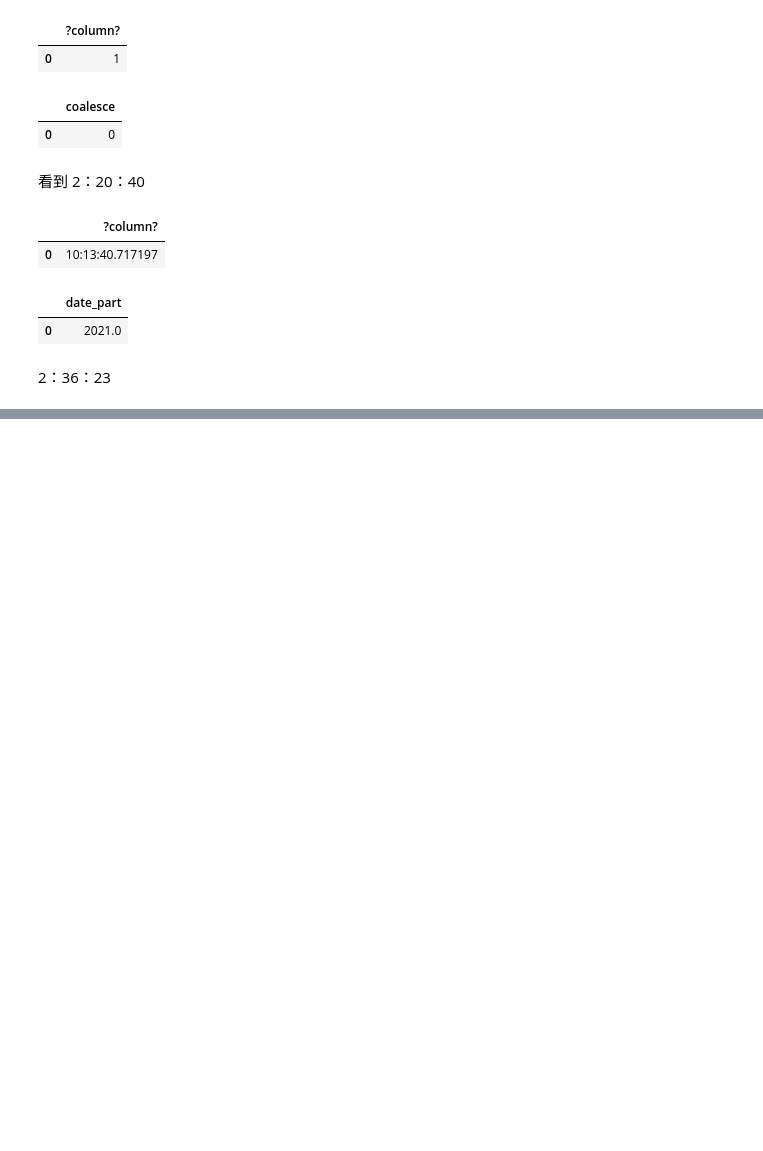
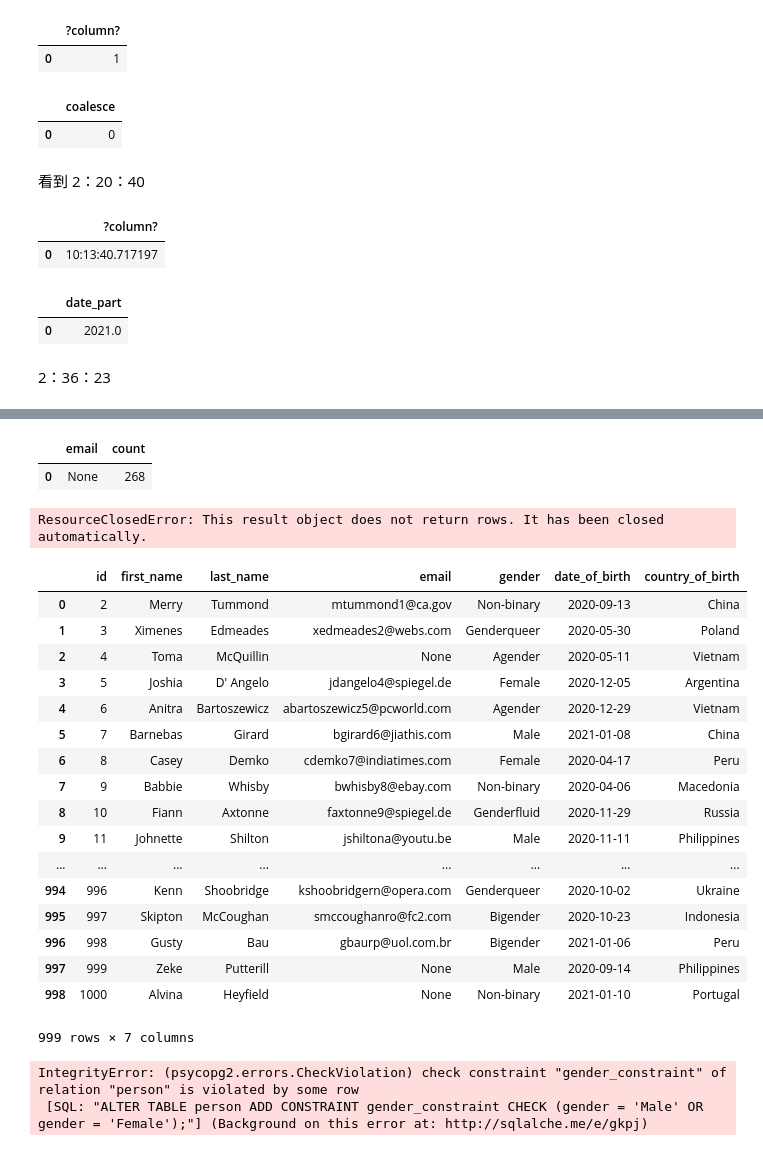
Before and after one commit to qingxuantang/data_science_study, a Jupyter notebook: refdoc.ipynb, the cells around one changed output, grey strips where cells are left out. Drawn from its saved outputs; the diff is of its cells as text; code cells hidden in the pictures; blank space fills up the shorter version.

```diff
--- a/refdoc.ipynb
+++ b/refdoc.ipynb
@@ -3795,0 +3847,43 @@ sql
+# %%
+import pandas as pd
+engine = 'postgres:///test'
+sql = pd.read_sql("SELECT email, count(*) FROM person GROUP BY email HAVING count(*) > 1;", engine)
+sql
+# %% [output]
+|  | email | count |
+| 0 | None | 268 |
+# %%
+pd.read_sql("ALTER TABLE person ADD CONSTRAINT unique_email_address UNIQUE(email);",engine)
+# %% [output]
+ResourceClosedError: This result object does not return rows. It has been closed automatically.
+# %%
+sql = pd.read_sql("SELECT * FROM person;", engine)
+sql
+# %% [output]
+|  | id | first_name | last_name | email | gender | date_of_birth | country_of_birth |
+| 0 | 2 | Merry | Tummond | mtummond1@ca.gov | Non-binary | 2020-09-13 | China |
+| 1 | 3 | Ximenes | Edmeades | xedmeades2@webs.com | Genderqueer | 2020-05-30 | Poland |
+| 2 | 4 | Toma | McQuillin | None | Agender | 2020-05-11 | Vietnam |
+| 3 | 5 | Joshia | D' Angelo | jdangelo4@spiegel.de | Female | 2020-12-05 | Argentina |
+| 4 | 6 | Anitra | Bartoszewicz | abartoszewicz5@pcworld.com | Agender | 2020-12-29 | Vietnam |
+| 5 | 7 | Barnebas | Girard | bgirard6@jiathis.com | Male | 2021-01-08 | China |
+| 6 | 8 | Casey | Demko | cdemko7@indiatimes.com | Female | 2020-04-17 | Peru |
+| 7 | 9 | Babbie | Whisby | bwhisby8@ebay.com | Non-binary | 2020-04-06 | Macedonia |
+| 8 | 10 | Fiann | Axtonne | faxtonne9@spiegel.de | Genderfluid | 2020-11-29 | Russia |
+| 9 | 11 | Johnette | Shilton | jshiltona@youtu.be | Male | 2020-11-11 | Philippines |
+| ... | ... | ... | ... | ... | ... | ... | ... |
+| 994 | 996 | Kenn | Shoobridge | kshoobridgern@opera.com | Genderqueer | 2020-10-02 | Ukraine |
+| 995 | 997 | Skipton | McCoughan | smccoughanro@fc2.com | Bigender | 2020-10-23 | Indonesia |
+| 996 | 998 | Gusty | Bau | gbaurp@uol.com.br | Bigender | 2021-01-06 | Peru |
+| 997 | 999 | Zeke | Putterill | None | Male | 2020-09-14 | Philippines |
+| 998 | 1000 | Alvina | Heyfield | None | Non-binary | 2021-01-10 | Portugal |
+999 rows × 7 columns
+# %%
+import pandas as pd
+engine = 'postgres:///test'
+#下一行将会报错，因为gender不止 CHECK选择出来的两种类型
+# CheckViolation: check constraint "gender_constraint" of relation "person" is violated by some row
+pd.read_sql("ALTER TABLE person ADD CONSTRAINT gender_constraint CHECK (gender = 'Male' OR gender = 'Female');",engine)
+# %% [output]
+IntegrityError: (psycopg2.errors.CheckViolation) check constraint "gender_constraint" of relation "person" is violated by some row
+ [SQL: "ALTER TABLE person ADD CONSTRAINT gender_constraint CHECK (gender = 'Male' OR gender = 'Female');"] (Background on this error at: http://sqlalche.me/e/gkpj)
```
Also changed, not shown: parts of 2 cells of this notebook.
